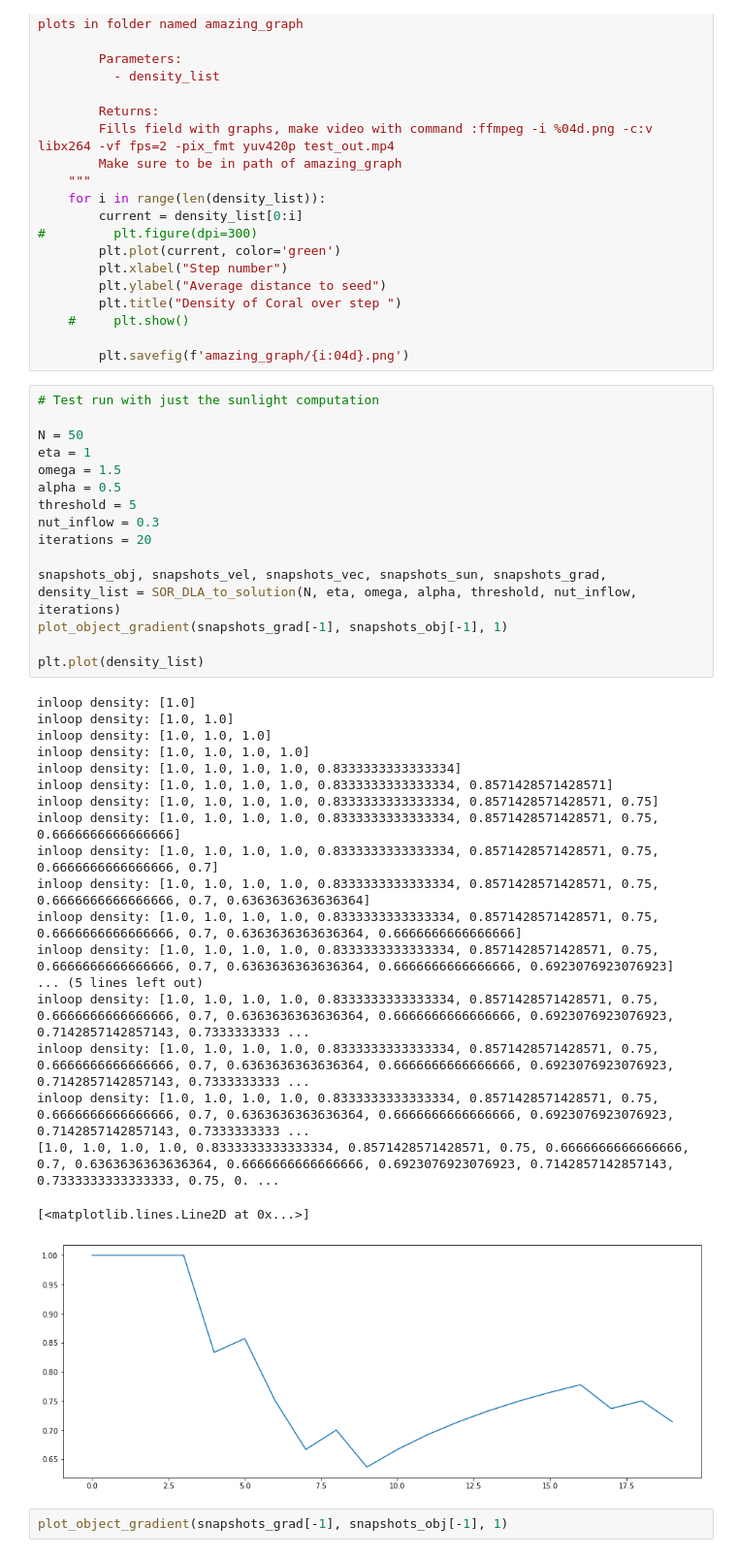
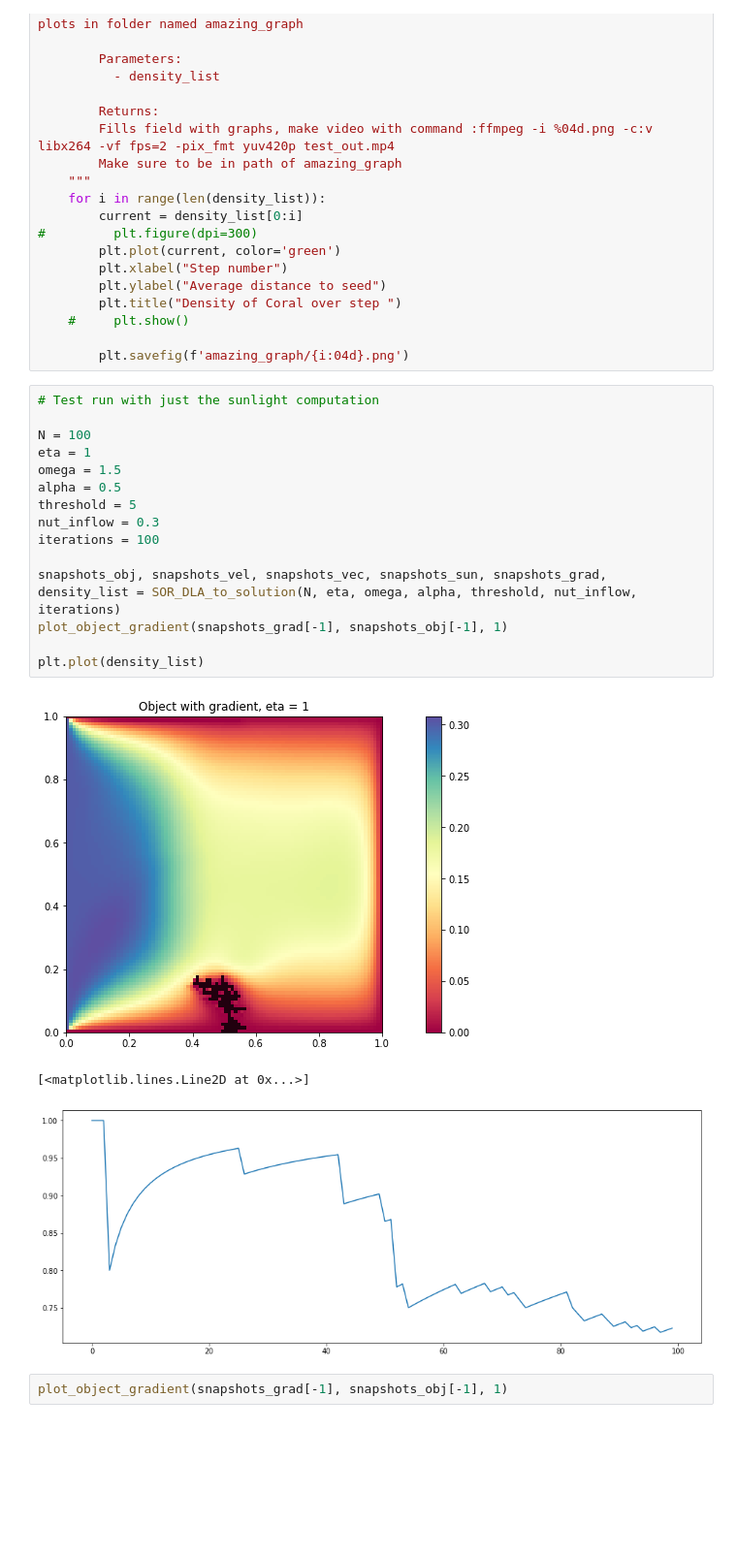
Before and after one commit to Lut99/KoraalKnakkers, a Jupyter notebook: DLA final.ipynb, the cells around one changed output. Shown at 97% size. Drawn from its saved outputs; the diff is of its cells as text; blank space fills up the shorter version.

```diff
--- a/DLA final.ipynb
+++ b/DLA final.ipynb
@@ -901,38 +976,22 @@ def amazing_graph(density_list):
 # %%
 # Test run with just the sunlight computation
 
-N = 50
+N = 100
 eta = 1
 omega = 1.5
 alpha = 0.5
 threshold = 5
 nut_inflow = 0.3
-iterations = 20
+iterations = 100
 
 snapshots_obj, snapshots_vel, snapshots_vec, snapshots_sun, snapshots_grad, density_list = SOR_DLA_to_solution(N, eta, omega, alpha, threshold, nut_inflow, iterations)
 plot_object_gradient(snapshots_grad[-1], snapshots_obj[-1], 1)
 
 plt.plot(density_list)
 # %% [output]
+[figure, new version]
-inloop density: [1.0]
-inloop density: [1.0, 1.0]
-inloop density: [1.0, 1.0, 1.0]
-inloop density: [1.0, 1.0, 1.0, 1.0]
-inloop density: [1.0, 1.0, 1.0, 1.0, 0.8333333333333334]
-inloop density: [1.0, 1.0, 1.0, 1.0, 0.8333333333333334, 0.8571428571428571]
-inloop density: [1.0, 1.0, 1.0, 1.0, 0.8333333333333334, 0.8571428571428571, 0.75]
-inloop density: [1.0, 1.0, 1.0, 1.0, 0.8333333333333334, 0.8571428571428571, 0.75, 0.6666666666666666]
-inloop density: [1.0, 1.0, 1.0, 1.0, 0.8333333333333334, 0.8571428571428571, 0.75, 0.6666666666666666, 0.7]
-inloop density: [1.0, 1.0, 1.0, 1.0, 0.8333333333333334, 0.8571428571428571, 0.75, 0.6666666666666666, 0.7, 0.6363636363636364]
-inloop density: [1.0, 1.0, 1.0, 1.0, 0.8333333333333334, 0.8571428571428571, 0.75, 0.6666666666666666, 0.7, 0.6363636363636364, 0.6666666666666666]
-inloop density: [1.0, 1.0, 1.0, 1.0, 0.8333333333333334, 0.8571428571428571, 0.75, 0.6666666666666666, 0.7, 0.6363636363636364, 0.6666666666666666, 0.6923076923076923]
-... (5 lines left out)
-inloop density: [1.0, 1.0, 1.0, 1.0, 0.8333333333333334, 0.8571428571428571, 0.75, 0.6666666666666666, 0.7, 0.6363636363636364, 0.6666666666666666, 0.6923076923076923, 0.7142857142857143, 0.7333333333 ...
-inloop density: [1.0, 1.0, 1.0, 1.0, 0.8333333333333334, 0.8571428571428571, 0.75, 0.6666666666666666, 0.7, 0.6363636363636364, 0.6666666666666666, 0.6923076923076923, 0.7142857142857143, 0.7333333333 ...
-inloop density: [1.0, 1.0, 1.0, 1.0, 0.8333333333333334, 0.8571428571428571, 0.75, 0.6666666666666666, 0.7, 0.6363636363636364, 0.6666666666666666, 0.6923076923076923, 0.7142857142857143, 0.7333333333 ...
-[1.0, 1.0, 1.0, 1.0, 0.8333333333333334, 0.8571428571428571, 0.75, 0.6666666666666666, 0.7, 0.6363636363636364, 0.6666666666666666, 0.6923076923076923, 0.7142857142857143, 0.7333333333333333, 0.75, 0. ...
+[<matplotlib.lines.Line2D at 0x...>]
-[<matplotlib.lines.Line2D at 0x...>]
-[figure, old version]
+[figure, added]
 # %%
 plot_object_gradient(snapshots_grad[-1], snapshots_obj[-1], 1)
 # %% [output]
```
Also changed, not shown: parts of 4 cells of this notebook.
